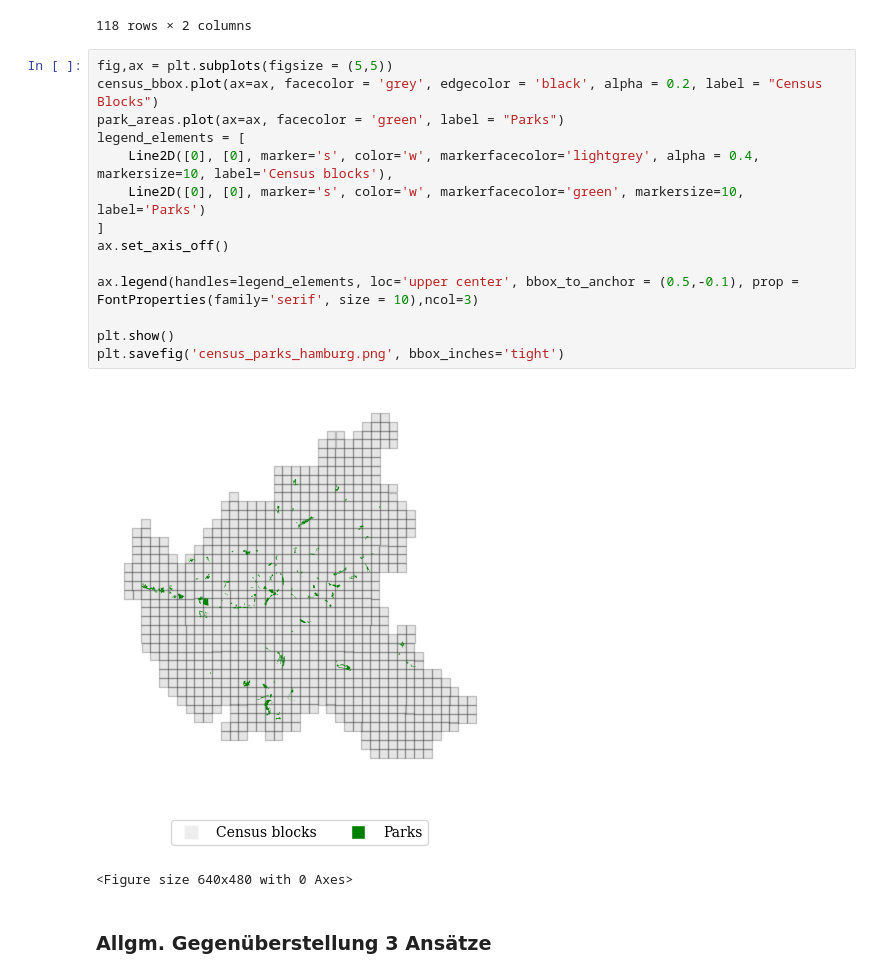
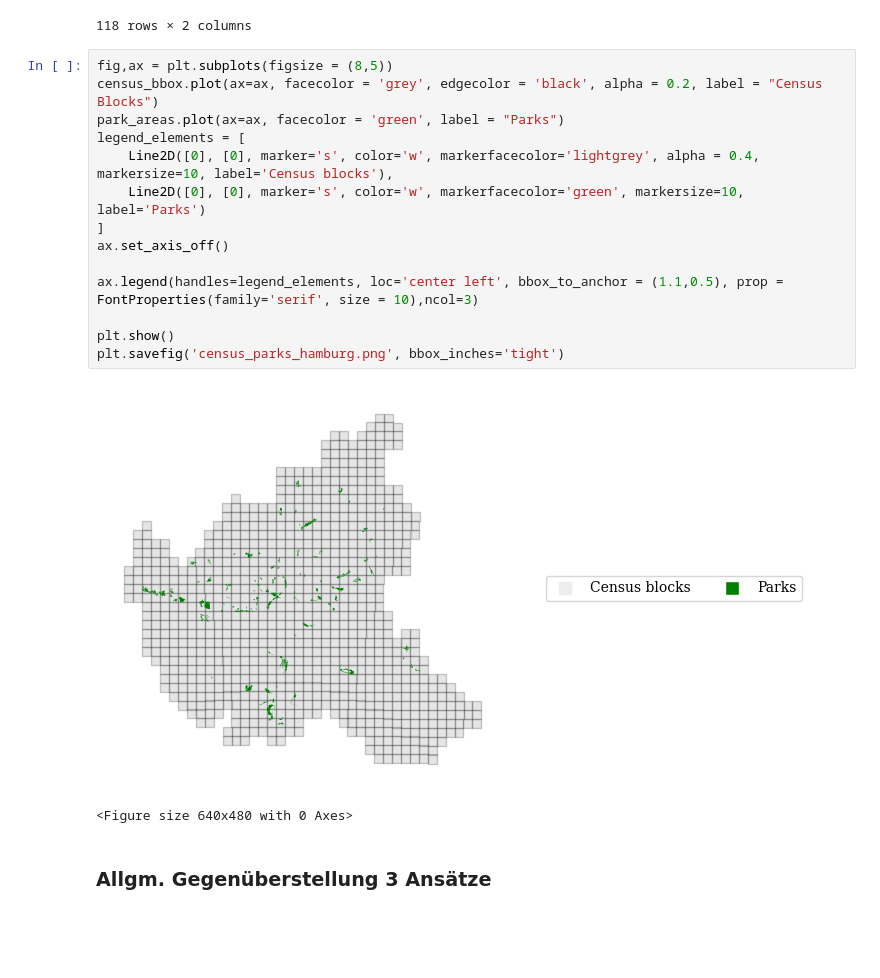
Before and after one commit to NicoLanghans/Master-Thesis, a Jupyter notebook: visualizations/maps.ipynb, the cells around one changed output. Saved outputs shown, nothing was run; the diff lists cells and outputs as text; blank space fills up the shorter version.

```diff
--- a/visualizations/maps.ipynb
+++ b/visualizations/maps.ipynb
@@ -196,21 +196,21 @@ park_areas
 | 121 | Wohlers Park | POLYGON ((9.95193 53.55888, 9.951... |
 118 rows × 2 columns
 # %%
-fig,ax = plt.subplots(figsize = (5,5))
+fig,ax = plt.subplots(figsize = (8,5))
 census_bbox.plot(ax=ax, facecolor = 'grey', edgecolor = 'black', alpha = 0.2, label = "Census Blocks")
 park_areas.plot(ax=ax, facecolor = 'green', label = "Parks")
 legend_elements = [
     Line2D([0], [0], marker='s', color='w', markerfacecolor='lightgrey', alpha = 0.4, markersize=10, label='Census blocks'),
     Line2D([0], [0], marker='s', color='w', markerfacecolor='green', markersize=10, label='Parks')
 ]
 ax.set_axis_off()
 
-ax.legend(handles=legend_elements, loc='upper center', bbox_to_anchor = (0.5,-0.1), prop = FontProperties(family='serif', size = 10),ncol=3)
+ax.legend(handles=legend_elements, loc='center left', bbox_to_anchor = (1.1,0.5), prop = FontProperties(family='serif', size = 10),ncol=3)
 
 plt.show()
 plt.savefig('census_parks_hamburg.png', bbox_inches='tight')
 # %% [output]
-[figure, old version]
+[figure, new version]
 <Figure size 640x480 with 0 Axes>
 # %% [markdown]
 ### Allgm. Gegenüberstellung 3 Ansätze
```
Also changed, not shown: parts of 7 cells of this notebook, 2 other files.
